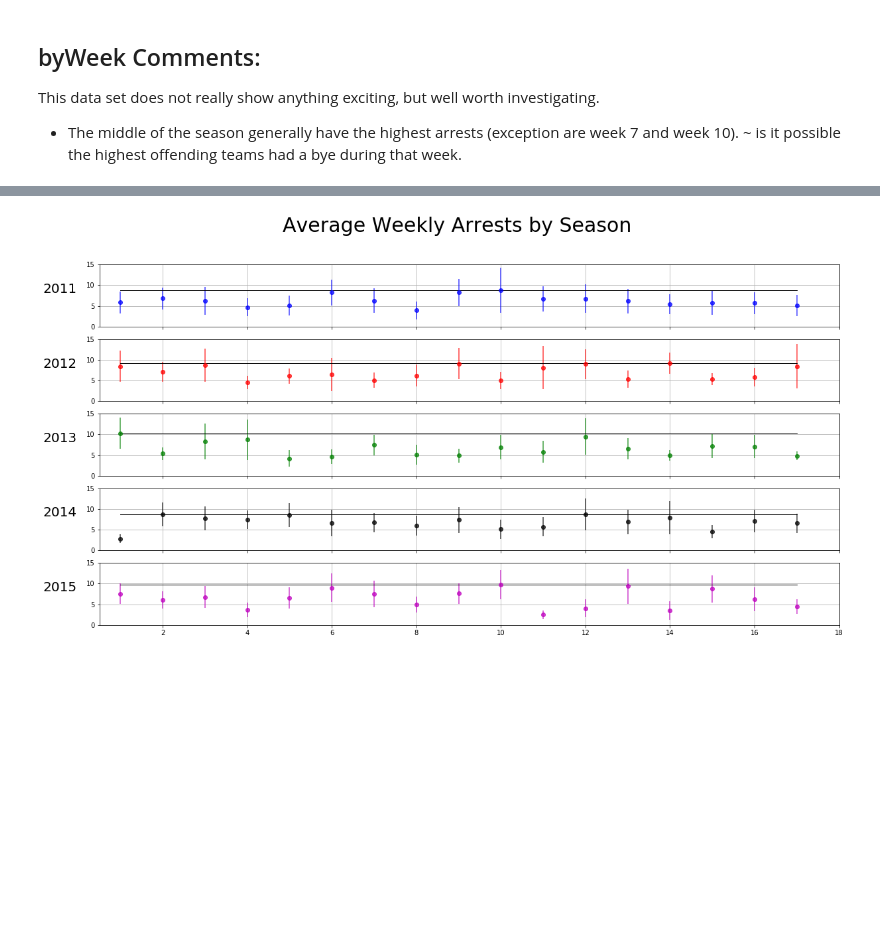
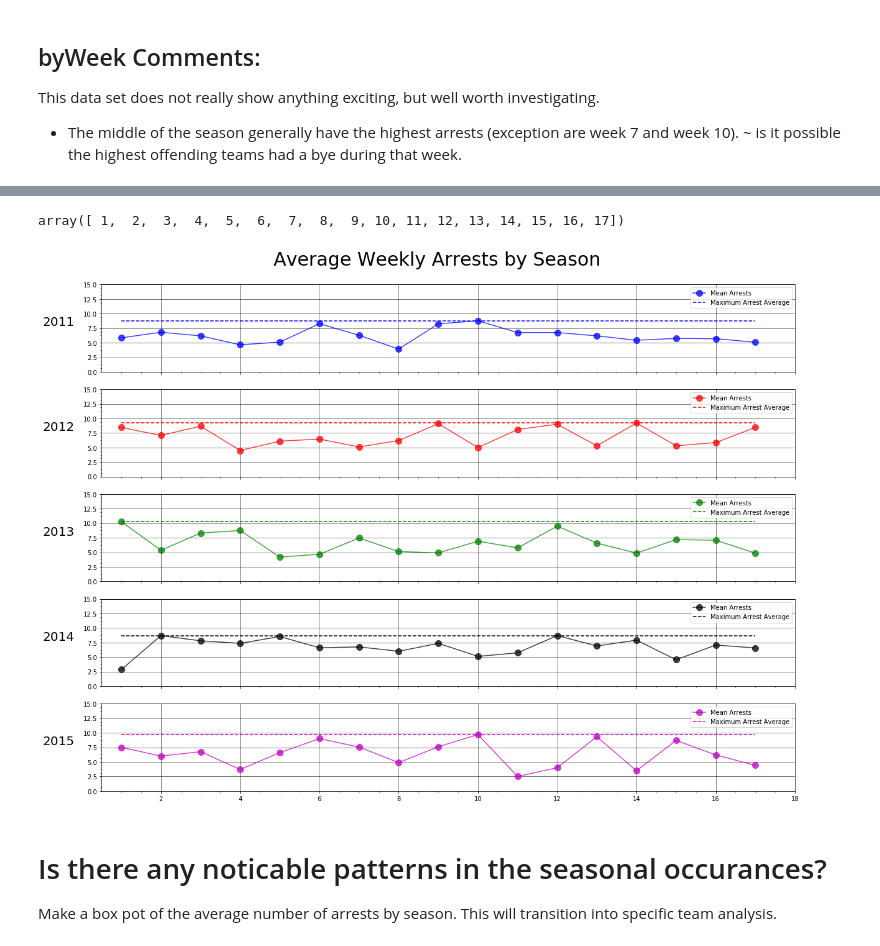
Before and after one commit to erictuscanes/Group-Project, a Jupyter notebook: NFL Arrests Notebook.ipynb, the cells around one changed output, grey strips where cells are left out. Saved outputs shown, nothing was run; the diff lists cells and outputs as text; code cells hidden in the pictures; blank space fills up the shorter version.

Commit message:
Added some deeper analysis for seasonal arrests and found teams that routinely exceed the arrest standards.

```diff
--- a/NFL Arrests Notebook.ipynb
+++ b/NFL Arrests Notebook.ipynb
@@ -140,40 +163,59 @@ array([ 1,  2,  3,  4,  5,  6,  7,  8,  9, 10, 11, 12, 13, 14, 15, 16, 17])
+# %%
+# Test functions to make an array of all 17 weeks for plotting.
+
+len(season_sem_arrests)
+
+np.full((1,17), season_mean_arrests[2011].max())
+np.arange(1, len(season_mean_arrests)+1)
+# %% [output]
+array([ 1,  2,  3,  4,  5,  6,  7,  8,  9, 10, 11, 12, 13, 14, 15, 16, 17])
 # %%
 # Make a subplot 5 rows of plots...
 # Share the same x-axis and y_lims are the same for each
 
-fig, axes = plt.subplots(nrows=5, ncols=1, sharex=True, figsize=(20, 10))
+fig, axes = plt.subplots(nrows=5, ncols=1, sharex=True, figsize=(20, 15))
 
 colors = ['b', 'r', 'g', 'k', 'm']
 
 for row_plot in range(0,len(axes)):
 
     # current year to plot
     year = 2011 + row_plot
 
     # weeks in season
     weeks = np.arange(1, len(season_mean_arrests)+1)
 
     # plot of errorbar
-    axes[row_plot].errorbar(weeks, season_mean_arrests[year],
-                            yerr=season_sem_arrests[year], fmt="o", color=colors[row_plot],
+    axes[row_plot].plot(weeks, season_mean_arrests[year],
+                            marker='o', markersize=10, color=colors[row_plot],
                             alpha=0.75, label="Mean Arrests")
 
     # max line plot
     max_line = np.full((17,1), season_mean_arrests[year].max())
-    axes[row_plot].plot(weeks,max_line, linewidth=1,color='k', alpha=1)
+    axes[row_plot].plot(weeks,max_line, linewidth=1.5, linestyle='--',
+                        label="Maximum Arrest Average", color=colors[row_plot], alpha=1)
 
-    # plot limits
+    # set axes limits
     axes[row_plot].set_xlim(0.5, len(season_mean_arrests)+1)
     axes[row_plot].set_ylim(0,15)
 
-#     axes[row_plot].set_xlabel("Week Number")
+    # Set ylabel
     axes[row_plot].set_ylabel(year, rotation=0, fontsize=20, labelpad=40)
-#     axes[row_plot].set_title("2011-2015 Stadium Arrests by Season Week")
 
-    axes[row_plot].grid()
+    # set grid parameters
 
-fig.suptitle('Average Weekly Arrests by Season', fontsize=30)
+    axes[row_plot].minorticks_on()
+
+    axes[row_plot].grid(which='major', linestyle='-', linewidth='0.5', color='black')
+
+    axes[row_plot].legend()
+
+fig.suptitle('Average Weekly Arrests by Season', fontsize=30, y=.93)
 
 plt.show()
 # %% [output]
-[figure, old version]
+[figure, new version]
+# %% [markdown]
+# Is there any noticable patterns in the seasonal occurances?
+
+Make a box pot of the average number of arrests by season. This will transition into specific team analysis.
```
Also changed, not shown: parts of 12 cells of this notebook.
